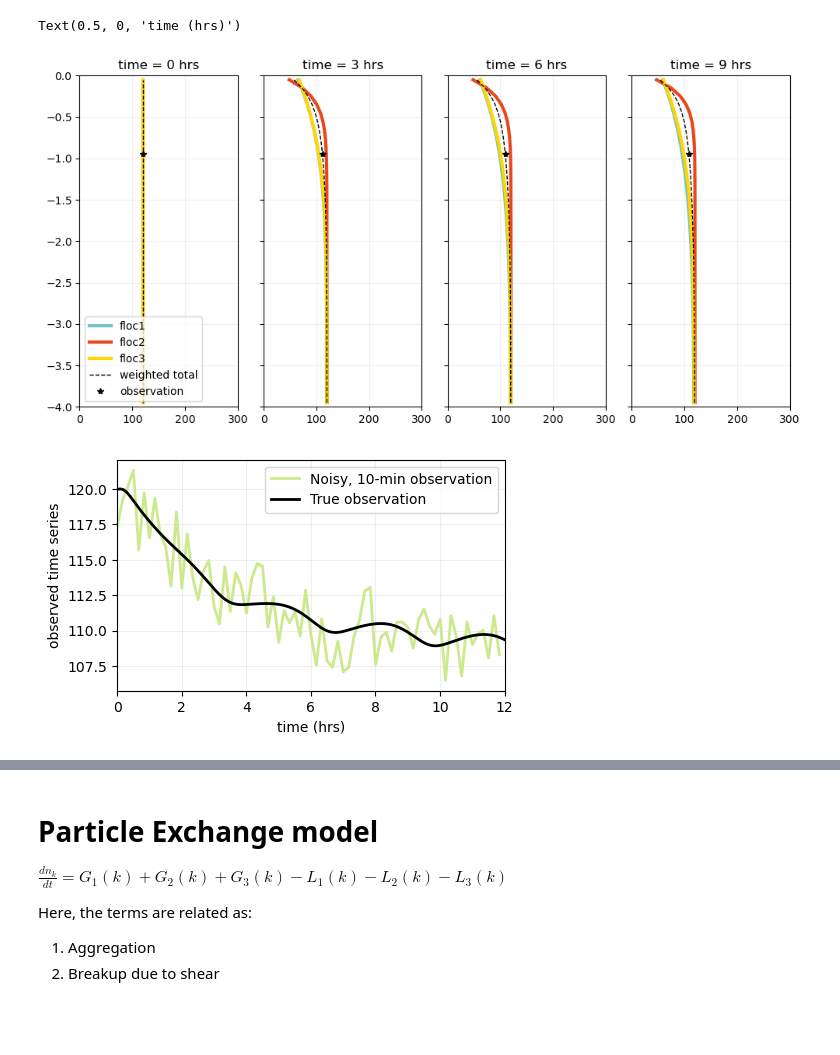
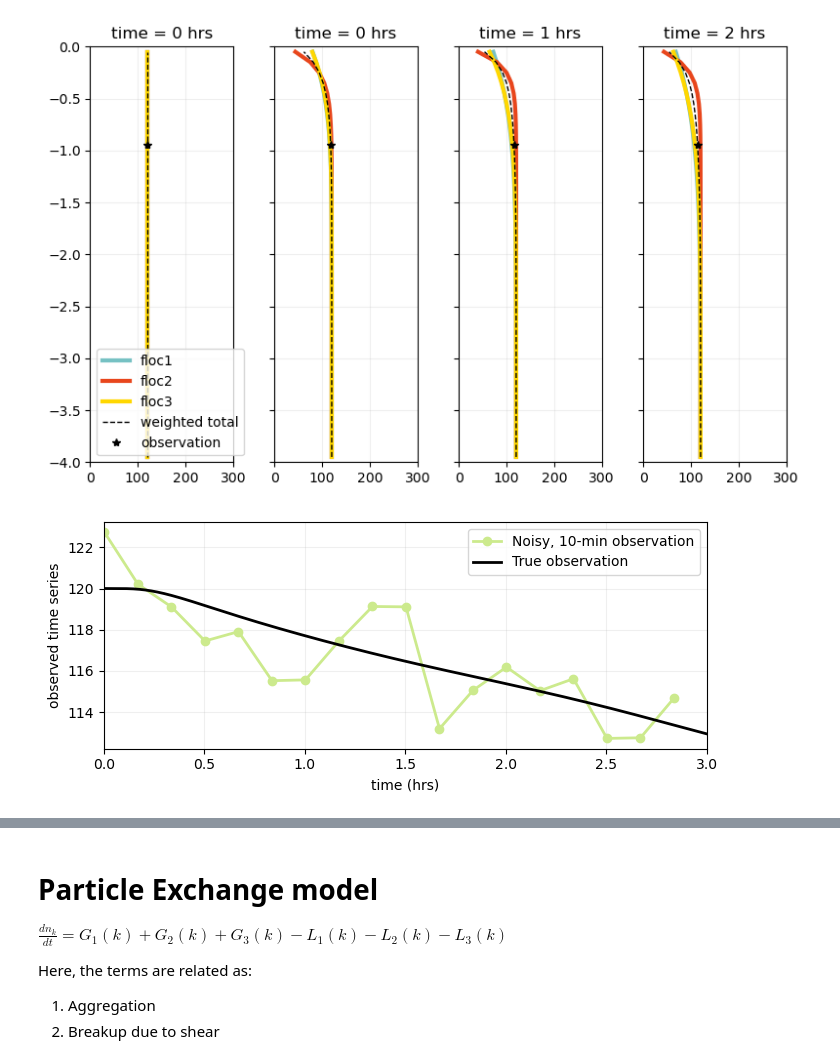
Before and after one commit to sienna-white/enkf_sediment, a Jupyter notebook: experimenting_sed.ipynb, the cells around one changed output, grey strips where cells are left out. Drawn from its saved outputs; the diff is of its cells as text; code cells hidden in the pictures; blank space fills up the shorter version.

```diff
--- a/experimenting_sed.ipynb
+++ b/experimenting_sed.ipynb
@@ -24,41 +33,44 @@ truth = xr.open_dataset("ground_truth_sediment.nc", decode_timedelta=False)
 # truth = truth.isel(eid=0)
 nt = truth.dims['t']
 
-fig, axs = plt.subplots(nrows=1, ncols=4, figsize=(10, 5), sharex=True, sharey=True)
+fig, axs = plt.subplots(nrows=1, ncols=4, figsize=(8, 5), sharex=True, sharey=True)
 for i, TIME in enumerate(range(0, nt, nt//4)):
     average1 = truth['floc1'].isel(t=TIME)
     axs[i].plot(average1, -truth['z'], color="#76C1C3", alpha=1, linewidth=3, label="floc1")
     average2 = truth['floc2'].isel(t=TIME)
     axs[i].plot(average2, -truth['z'], color="#E8461C", alpha=1, linewidth=3, label="floc2")
     average3 = truth['floc3'].isel(t=TIME)
     axs[i].plot(average3, -truth['z'], color="#FFD700", alpha=1, linewidth=3, label="floc3" )
     axs[i].set_title("time = %d hrs" % (TIME/360))
 
     total = 0.2*average1 + 0.5*average2 + 0.3*average3
     axs[i].plot(total, -truth['z'], '--', color="black", alpha=1, linewidth=1, label="weighted total")
     axs[i].plot(total[nobs], -truth['z'][nobs], '*', color="black", alpha=1, linewidth=1, label="observation")
 
     axs[i].set_xlim(0, 300)
     axs[i].set_ylim(-4, 0)
     axs[i].grid(alpha=0.2)
 
 axs[0].legend(loc = "lower left")
 
 plt.tight_layout()
+fig.savefig("sediment_profiles_true.png", dpi=300)
 
-fig = plt.figure(figsize=(5, 3))
+
+fig = plt.figure(figsize=(7, 3))
 ax = plt.gca()
 noisy = truth['observation'] + 6*(np.random.rand(nt) - 0.5)
-ax.plot(truth['t'][::60]/360, noisy[::60], color="#CCEA8D", alpha=1, linewidth=2, label="Noisy, 10-min observation")
+ax.plot(truth['t'][::60]/360, noisy[::60], '-o', color="#CCEA8D", alpha=1, linewidth=2, label="Noisy, 10-min observation")
 ax.plot(truth['t']/360, truth['observation'], color="black", alpha=1, linewidth=2, label="True observation")
 ax.legend()
 
 
-ax.set_xlim(0, 12)
+ax.set_xlim(0, truth['t'][-1]/360)
 ax.grid(alpha=0.2)
 ax.set_ylabel("observed time series")
 ax.set_xlabel("time (hrs)")
+plt.tight_layout()
+fig.savefig("observation_timeseries.png", dpi=300)
 # %% [output]
-Text(0.5, 0, 'time (hrs)')
-[figure, old version]
+[figure, new version]
-[figure, old version]
+[figure, new version]
```
Also changed, not shown: parts of 10 cells of this notebook, 8 other files.
